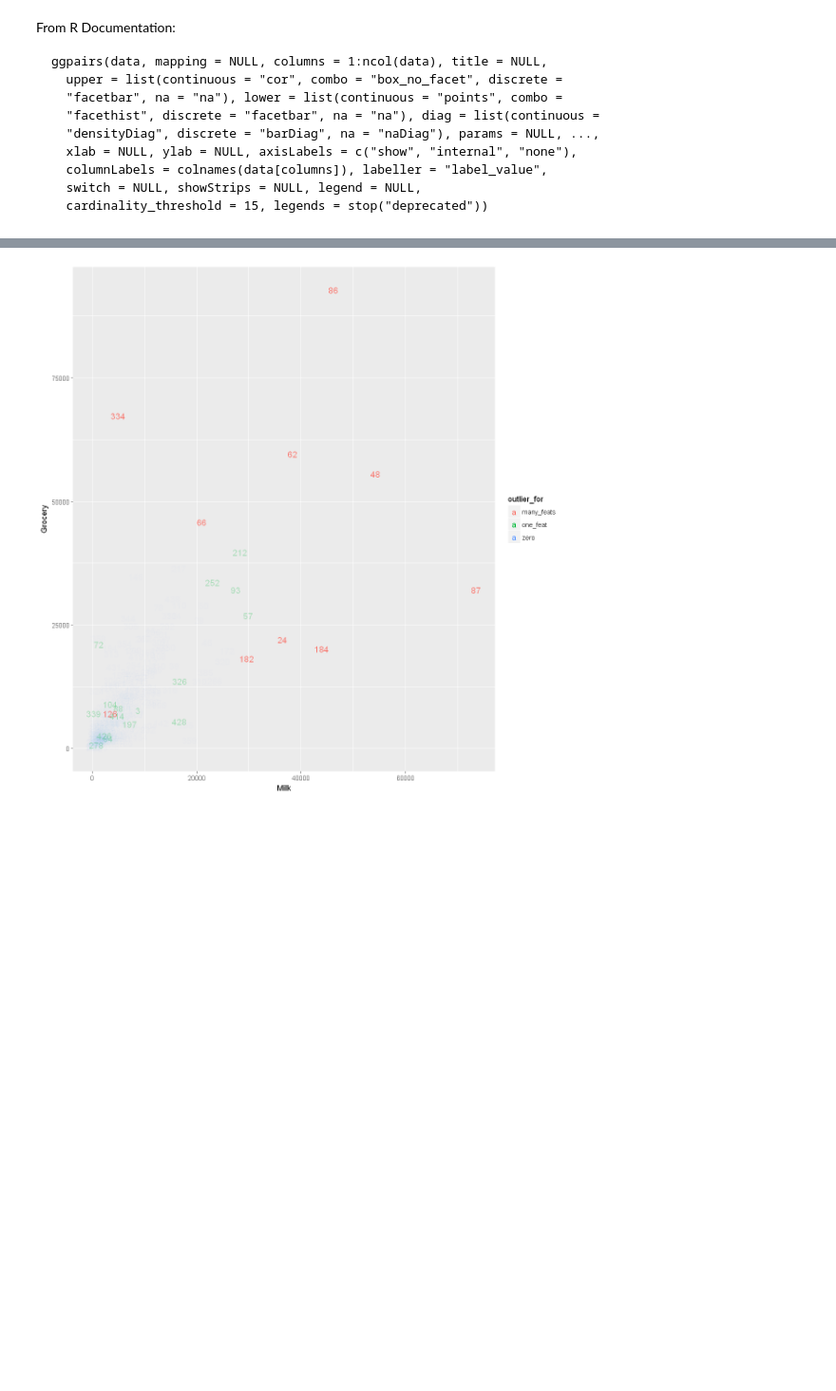
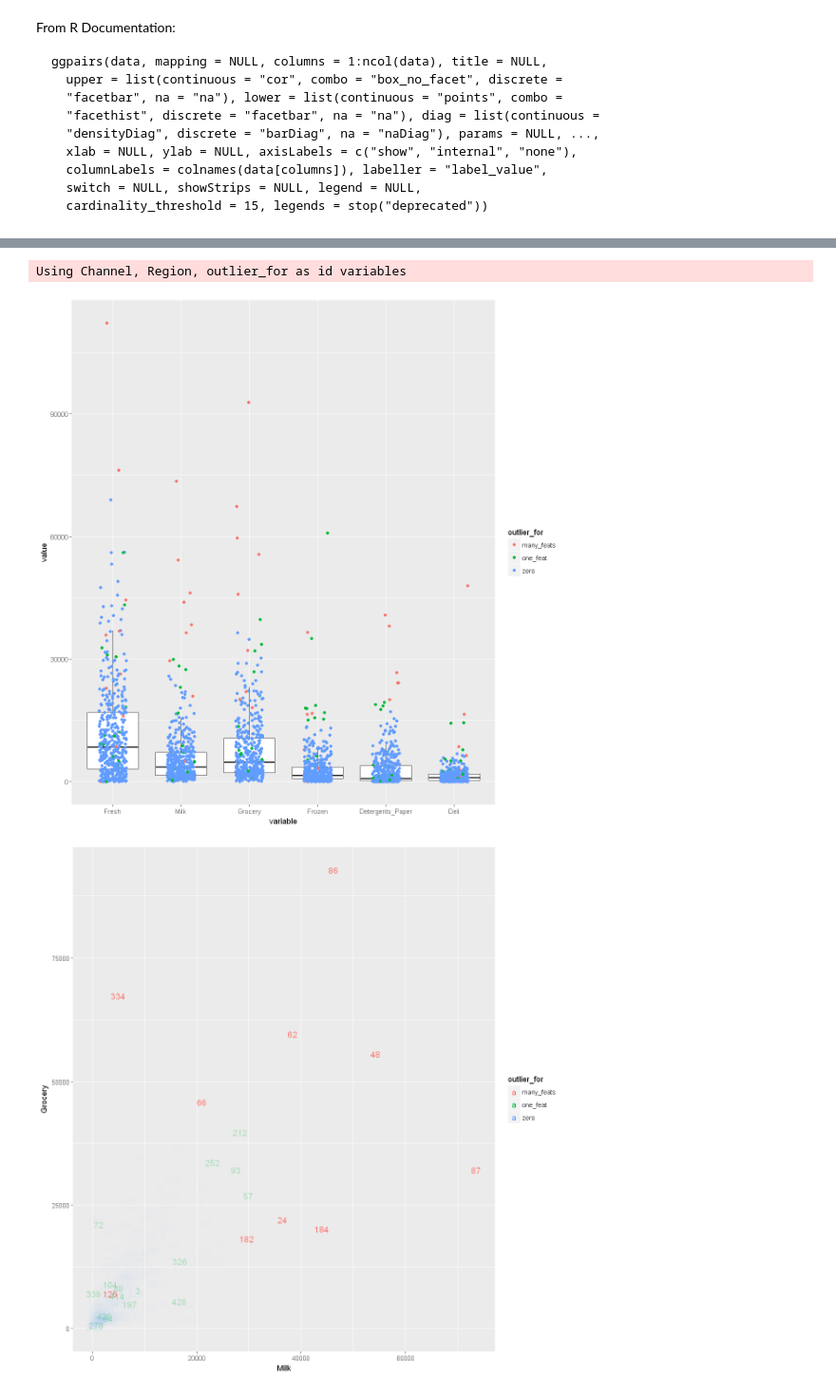
Before and after one commit to vduong314159/CSX_450_1_Project_2, a Jupyter notebook: ipynb/01-data-description-and-formatting.ipynb, the cells around one changed output, grey strips where cells are left out. Shown at 95% size. Cells and saved outputs as stored; diff of their text form; code cells hidden in the pictures; blank space fills up the shorter version.

```diff
--- a/ipynb/01-data-description-and-formatting.ipynb
+++ b/ipynb/01-data-description-and-formatting.ipynb
@@ -362,3 +306,14 @@ ggpairs(data = wholesale_data,
+# %%
+boxplot_product <- function(data) {
+    ggplot(melt(data), aes(x = variable, y = value)) +
+        geom_boxplot(outlier.alpha = 0) +
+        geom_jitter(width = .2, aes(color = outlier_for))
+}
+
+boxplot_product(wholesale_data)
+# %% [output]
+Using Channel, Region, outlier_for as id variables
+[figure, added]
 # %%
 show_outliers_in_scatter <- function(xFeat, yFeat) {
     ggplot(wholesale_data, aes_string(x = substitute(xFeat), y = substitute(yFeat), color = 'outlier_for',
```
Also changed, not shown: parts of 13 cells of this notebook, 2 other files.
